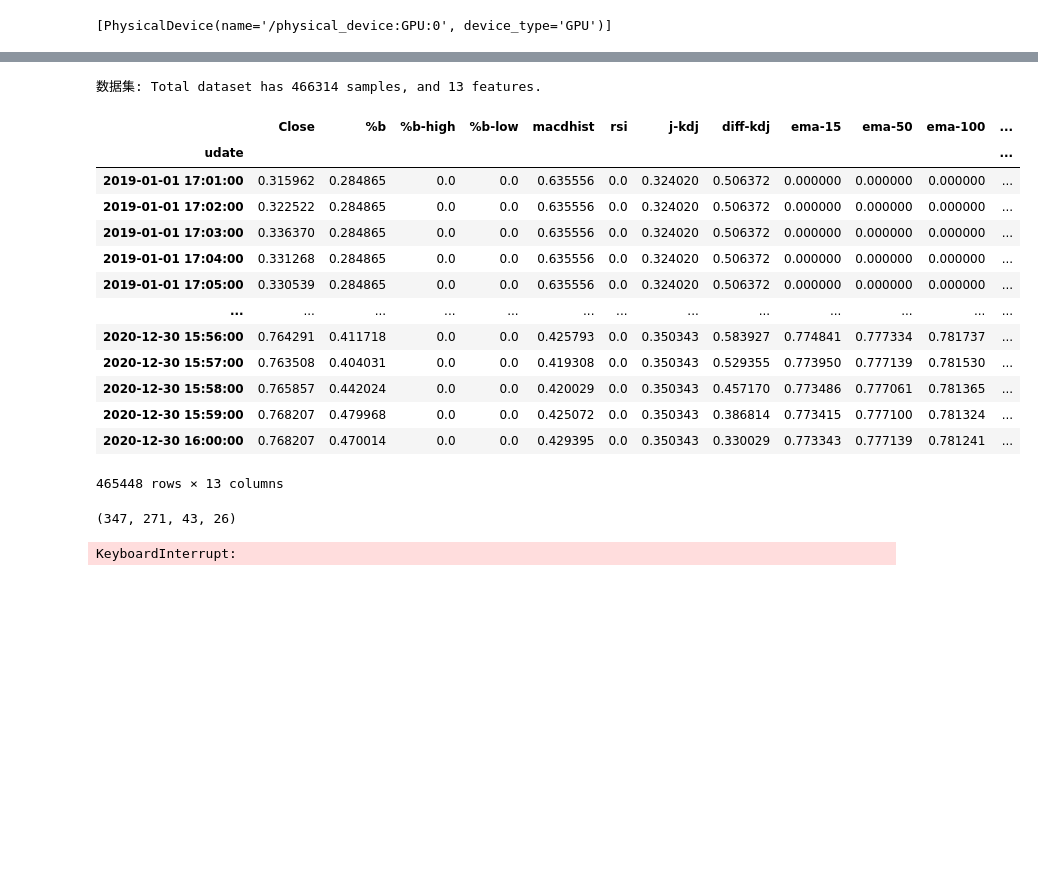
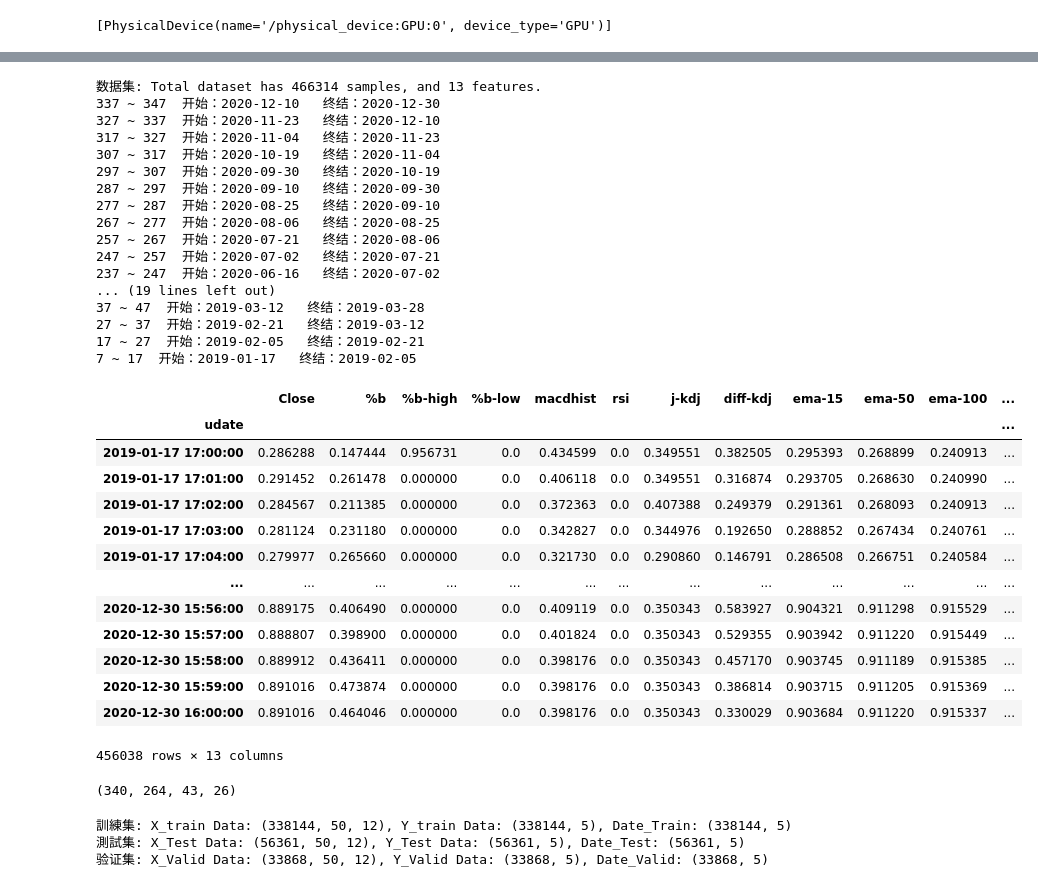
Before and after one commit to webclinic017/dbpower-machine-learning-project, a Jupyter notebook: nq9.ipynb, the cells around one changed output, grey strips where cells are left out. Drawn from its saved outputs; the diff is of its cells as text; code cells hidden in the pictures; blank space fills up the shorter version.

Commit message:
Updated nq9 normalization

```diff
--- a/nq9.ipynb
+++ b/nq9.ipynb
@@ -393,57 +393,76 @@ days2 = np.array(list(data3.keys()))
 len_days2 = (days2.shape[0]//normalization_days)+1
 data3_1 = []
 scalers = {}
-for i in range(len_days2):
+for i in range(len_days2, 0, -1):
     try:
-        start1, end1 = i*normalization_days, (i+1)*normalization_days
-        if end1 >= days2.shape[0]:
-            end1 = days2.shape[0]-1
+        end1 = (i*normalization_days)-(normalization_days-(days2.shape[0]%normalization_days))-1
+        start1 = end1-normalization_days
+        if start1 <= 0:
+            break # 不足够10天，退出
         # 5.3.3 每X日集合
         day_start, day_end = days2[start1], days2[end1]
+        print('{} ~ {}  开始：{}   终结：{}'.format(start1, end1, day_start.strftime('%Y-%m-%d'), day_end.strftime('%Y-%m-%d')))
         day_start2 = datetime(day_start.year, day_start.month, day_start.day, 17, 0, 0)
         day_end2 = datetime(day_end.year, day_end.month, day_end.day, 16, 0, 0)
         mask = ((df5_3['udate'] >= day_start2) & (df5_3['udate'] <= day_end2))
         df5_4 = df5_3[mask]
         # 5.4.4 正則代集合
         min_max_scaler = MinMaxScaler(feature_range=(0, 1))
         df5_5 = df5_4.drop(['udate'], axis=1)
         min_max_scaler.fit(df5_5)
         scalers[i] = {'scaler': min_max_scaler, 'day_start': day_start2, 'day_end': day_end2}
         df5_6 = min_max_scaler.transform(df5_5)
         df5_6 = pd.DataFrame(df5_6, columns=df5_5.columns, index=df5_5.index)
         df5_6['udate'] = df5_4['udate']
         # 5.4.5 合併
         data3_1.append(df5_6)
     except:
         print('except: ', start1, end1, len(days2))
 
 # 5.4.6 save mixmax scaler
 path_name_12 = os.path.abspath(os.path.join('min_max_scaler', prefix+'-'+cur_time+'.pkl'))
 if os.path.exists(path_name_12):
     os.remove(path_name_12)
 joblib.dump(scalers, path_name_12)
 
 # 5.4.7 合併
 df5_7 = pd.DataFrame()
 for df5_8 in data3_1:
     df5_7 = pd.concat([df5_7, df5_8], axis=0, join='outer', ignore_index=False, keys=None, levels=None, names=None, verify_integrity=False, copy=True)
+df5_7.sort_index(inplace=True)
 df5_7
 # %% [output]
 数据集: Total dataset has 466314 samples, and 13 features.
+337 ~ 347  开始：2020-12-10   终结：2020-12-30
+327 ~ 337  开始：2020-11-23   终结：2020-12-10
+317 ~ 327  开始：2020-11-04   终结：2020-11-23
+307 ~ 317  开始：2020-10-19   终结：2020-11-04
+297 ~ 307  开始：2020-09-30   终结：2020-10-19
+287 ~ 297  开始：2020-09-10   终结：2020-09-30
+277 ~ 287  开始：2020-08-25   终结：2020-09-10
+267 ~ 277  开始：2020-08-06   终结：2020-08-25
+257 ~ 267  开始：2020-07-21   终结：2020-08-06
+247 ~ 257  开始：2020-07-02   终结：2020-07-21
+237 ~ 247  开始：2020-06-16   终结：2020-07-02
+... (19 lines left out)
+37 ~ 47  开始：2019-03-12   终结：2019-03-28
+27 ~ 37  开始：2019-02-21   终结：2019-03-12
+17 ~ 27  开始：2019-02-05   终结：2019-02-21
+7 ~ 17  开始：2019-01-17   终结：2019-02-05
 |  | Close | %b | %b-high | %b-low | macdhist | rsi | j-kdj | diff-kdj | ema-15 | ema-50 | ema-100 | ... |
 | udate |  |  |  |  |  |  |  |  |  |  |  | ... |
-| 2019-01-01 17:01:00 | 0.315962 | 0.284865 | 0.0 | 0.0 | 0.635556 | 0.0 | 0.324020 | 0.506372 | 0.000000 | 0.000000 | 0.000000 | ... |
-| 2019-01-01 17:02:00 | 0.322522 | 0.284865 | 0.0 | 0.0 | 0.635556 | 0.0 | 0.324020 | 0.506372 | 0.000000 | 0.000000 | 0.000000 | ... |
-| 2019-01-01 17:03:00 | 0.336370 | 0.284865 | 0.0 | 0.0 | 0.635556 | 0.0 | 0.324020 | 0.506372 | 0.000000 | 0.000000 | 0.000000 | ... |
-| 2019-01-01 17:04:00 | 0.331268 | 0.284865 | 0.0 | 0.0 | 0.635556 | 0.0 | 0.324020 | 0.506372 | 0.000000 | 0.000000 | 0.000000 | ... |
-| 2019-01-01 17:05:00 | 0.330539 | 0.284865 | 0.0 | 0.0 | 0.635556 | 0.0 | 0.324020 | 0.506372 | 0.000000 | 0.000000 | 0.000000 | ... |
+| 2019-01-17 17:00:00 | 0.286288 | 0.147444 | 0.956731 | 0.0 | 0.434599 | 0.0 | 0.349551 | 0.382505 | 0.295393 | 0.268899 | 0.240913 | ... |
+| 2019-01-17 17:01:00 | 0.291452 | 0.261478 | 0.000000 | 0.0 | 0.406118 | 0.0 | 0.349551 | 0.316874 | 0.293705 | 0.268630 | 0.240990 | ... |
+| 2019-01-17 17:02:00 | 0.284567 | 0.211385 | 0.000000 | 0.0 | 0.372363 | 0.0 | 0.407388 | 0.249379 | 0.291361 | 0.268093 | 0.240913 | ... |
+| 2019-01-17 17:03:00 | 0.281124 | 0.231180 | 0.000000 | 0.0 | 0.342827 | 0.0 | 0.344976 | 0.192650 | 0.288852 | 0.267434 | 0.240761 | ... |
+| 2019-01-17 17:04:00 | 0.279977 | 0.265660 | 0.000000 | 0.0 | 0.321730 | 0.0 | 0.290860 | 0.146791 | 0.286508 | 0.266751 | 0.240584 | ... |
 | ... | ... | ... | ... | ... | ... | ... | ... | ... | ... | ... | ... | ... |
-| 2020-12-30 15:56:00 | 0.764291 | 0.411718 | 0.0 | 0.0 | 0.425793 | 0.0 | 0.350343 | 0.583927 | 0.774841 | 0.777334 | 0.781737 | ... |
-| 2020-12-30 15:57:00 | 0.763508 | 0.404031 | 0.0 | 0.0 | 0.419308 | 0.0 | 0.350343 | 0.529355 | 0.773950 | 0.777139 | 0.781530 | ... |
-| 2020-12-30 15:58:00 | 0.765857 | 0.442024 | 0.0 | 0.0 | 0.420029 | 0.0 | 0.350343 | 0.457170 | 0.773486 | 0.777061 | 0.781365 | ... |
-| 2020-12-30 15:59:00 | 0.768207 | 0.479968 | 0.0 | 0.0 | 0.425072 | 0.0 | 0.350343 | 0.386814 | 0.773415 | 0.777100 | 0.781324 | ... |
-| 2020-12-30 16:00:00 | 0.768207 | 0.470014 | 0.0 | 0.0 | 0.429395 | 0.0 | 0.350343 | 0.330029 | 0.773343 | 0.777139 | 0.781241 | ... |
+| 2020-12-30 15:56:00 | 0.889175 | 0.406490 | 0.000000 | 0.0 | 0.409119 | 0.0 | 0.350343 | 0.583927 | 0.904321 | 0.911298 | 0.915529 | ... |
+| 2020-12-30 15:57:00 | 0.888807 | 0.398900 | 0.000000 | 0.0 | 0.401824 | 0.0 | 0.350343 | 0.529355 | 0.903942 | 0.911220 | 0.915449 | ... |
+| 2020-12-30 15:58:00 | 0.889912 | 0.436411 | 0.000000 | 0.0 | 0.398176 | 0.0 | 0.350343 | 0.457170 | 0.903745 | 0.911189 | 0.915385 | ... |
+| 2020-12-30 15:59:00 | 0.891016 | 0.473874 | 0.000000 | 0.0 | 0.398176 | 0.0 | 0.350343 | 0.386814 | 0.903715 | 0.911205 | 0.915369 | ... |
+| 2020-12-30 16:00:00 | 0.891016 | 0.464046 | 0.000000 | 0.0 | 0.398176 | 0.0 | 0.350343 | 0.330029 | 0.903684 | 0.911220 | 0.915337 | ... |
-465448 rows × 13 columns
+456038 rows × 13 columns
 # %%
 # 檢查 - 时间拦截器
 df5_71 = df5_7.loc[(df5_7['udate'] >= datetime(2020, 11, 4, 5, 0, 0)) & (df5_7['udate'] <= datetime(2020, 11, 4, 7, 0, 0))]
@@ -474,7 +493,7 @@ x_test, y_test, date_test = np.array([]), np.array([]), []
 x_valid, y_valid, date_valid = np.array([]), np.array([]), []
 len(days3), len(train_set), len(test_set), len(valid_set)
 # %% [output]
-(347, 271, 43, 26)
+(340, 264, 43, 26)
 # %%
 # 5.5.2 窗口步長
 t_pus_no = 5
@@ -532,7 +551,9 @@ print('訓練集: X_train Data: {}, Y_train Data: {}, Date_Train: {}'.format(x_t
 print('測試集: X_Test Data: {}, Y_Test Data: {}, Date_Test: {}'.format(x_test.shape, y_test.shape, np.array(date_test).shape))
 print('验证集: X_Valid Data: {}, Y_Valid Data: {}, Date_Valid: {}'.format(x_valid.shape, y_valid.shape, np.array(date_valid).shape))
 # %% [output]
-KeyboardInterrupt:
+訓練集: X_train Data: (338144, 50, 12), Y_train Data: (338144, 5), Date_Train: (338144, 5)
+測試集: X_Test Data: (56361, 50, 12), Y_Test Data: (56361, 5), Date_Test: (56361, 5)
+验证集: X_Valid Data: (33868, 50, 12), Y_Valid Data: (33868, 5), Date_Valid: (33868, 5)
 # %%
 # 6.1.1 模型参数
 batch_size = 256
```
Also changed, not shown: parts of 10 cells of this notebook.
